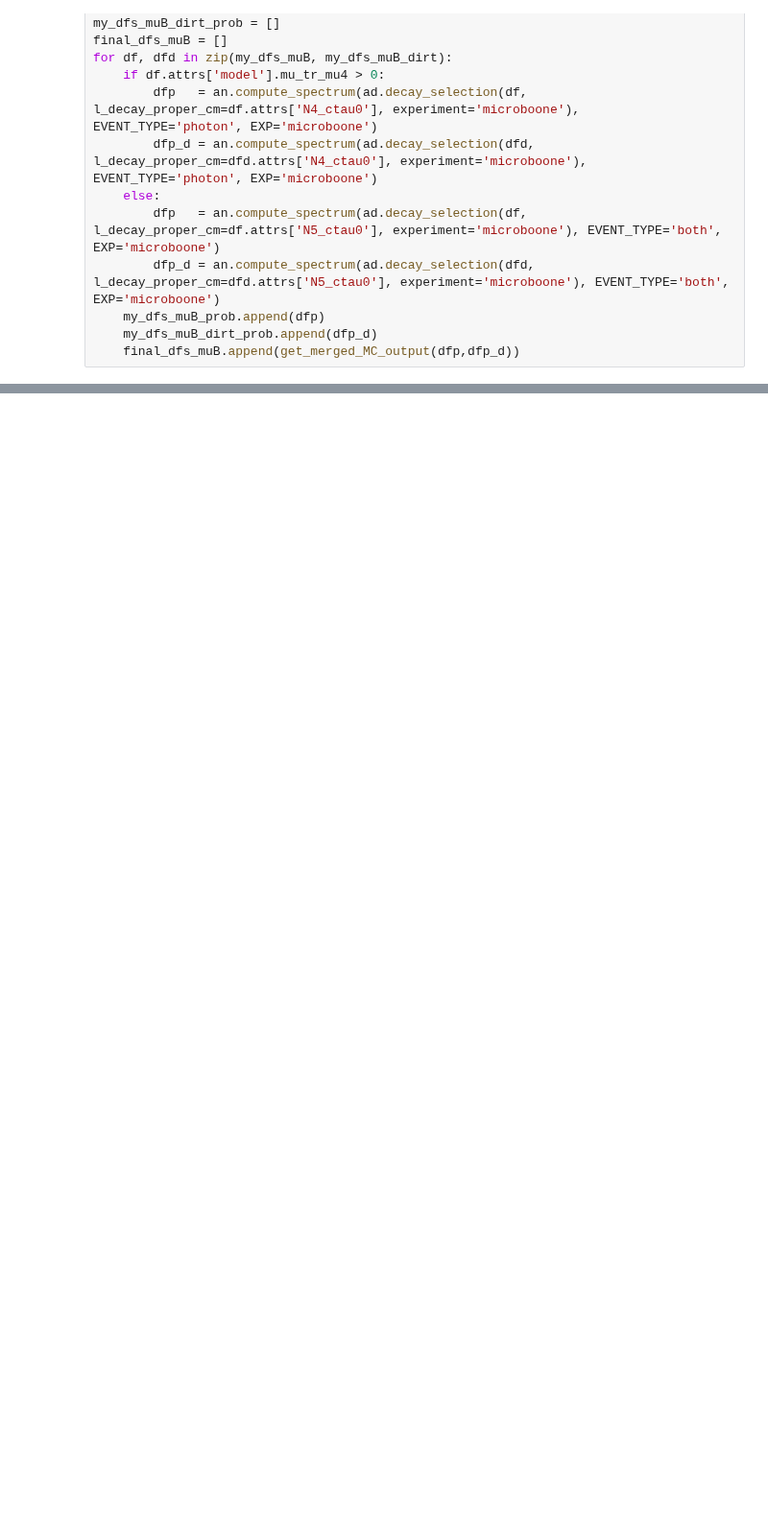
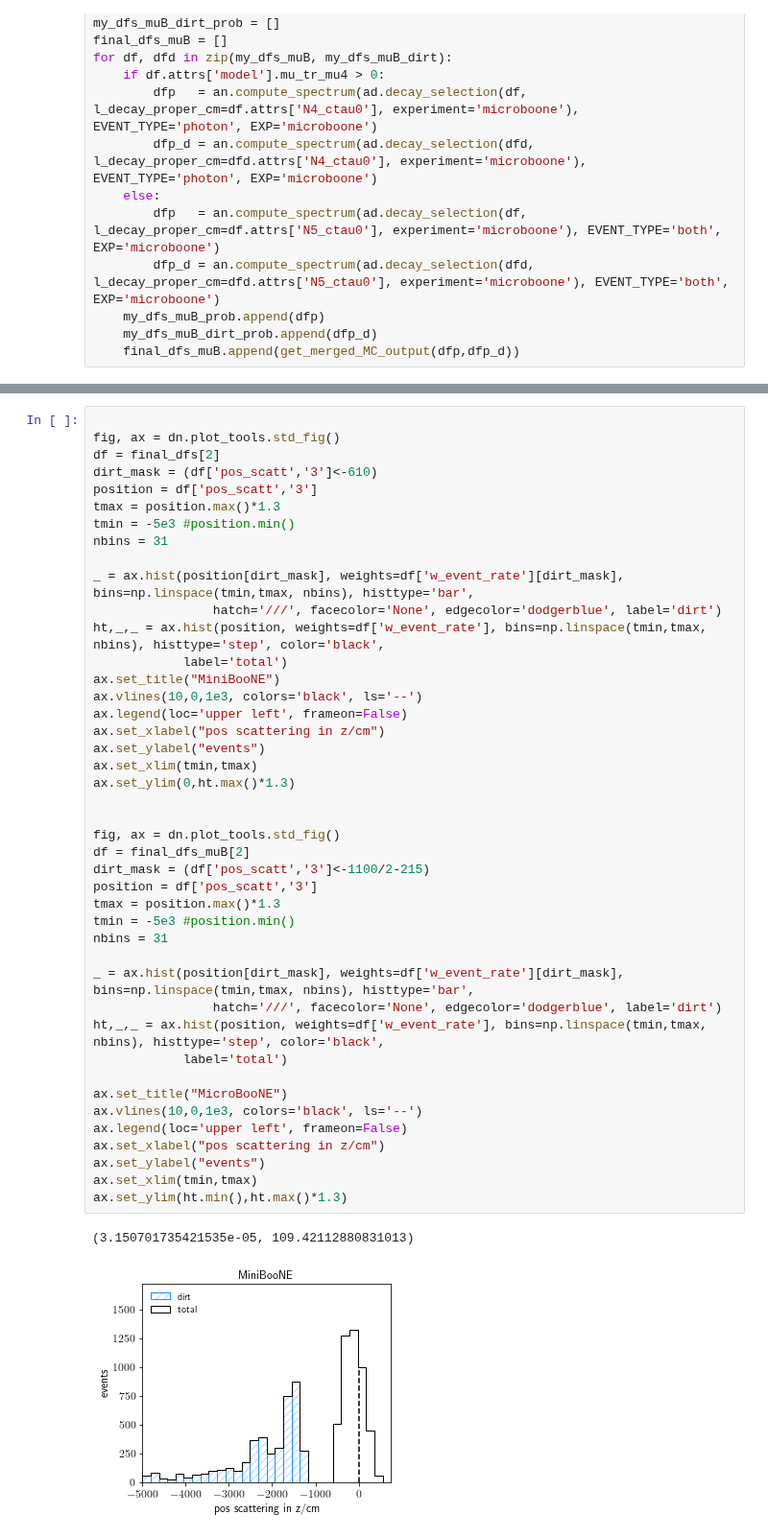
Before and after one commit to mhostert/DarkNews-generator, a Jupyter notebook: examples/microboone_study.ipynb, the cells around one changed output, grey strips where cells are left out. Shown at 96% size. Saved outputs shown, nothing was run; the diff lists cells and outputs as text; blank space fills up the shorter version.

```diff
--- a/examples/microboone_study.ipynb
+++ b/examples/microboone_study.ipynb
@@ -146,0 +158,46 @@ for df, dfd in zip(my_dfs_muB, my_dfs_muB_dirt):
+# %%
+
+fig, ax = dn.plot_tools.std_fig()
+df = final_dfs[2]
+dirt_mask = (df['pos_scatt','3']<-610)
+position = df['pos_scatt','3']
+tmax = position.max()*1.3
+tmin = -5e3 #position.min()
+nbins = 31
+
+_ = ax.hist(position[dirt_mask], weights=df['w_event_rate'][dirt_mask], bins=np.linspace(tmin,tmax, nbins), histtype='bar',
+                hatch='///', facecolor='None', edgecolor='dodgerblue', label='dirt')
+ht,_,_ = ax.hist(position, weights=df['w_event_rate'], bins=np.linspace(tmin,tmax, nbins), histtype='step', color='black',
+            label='total')
+ax.set_title("MiniBooNE")
+ax.vlines(10,0,1e3, colors='black', ls='--')
+ax.legend(loc='upper left', frameon=False)
+ax.set_xlabel("pos scattering in z/cm")
+ax.set_ylabel("events")
+ax.set_xlim(tmin,tmax)
+ax.set_ylim(0,ht.max()*1.3)
+
+
+fig, ax = dn.plot_tools.std_fig()
+df = final_dfs_muB[2]
+dirt_mask = (df['pos_scatt','3']<-1100/2-215)
+position = df['pos_scatt','3']
+tmax = position.max()*1.3
+tmin = -5e3 #position.min()
+nbins = 31
+
+_ = ax.hist(position[dirt_mask], weights=df['w_event_rate'][dirt_mask], bins=np.linspace(tmin,tmax, nbins), histtype='bar',
+                hatch='///', facecolor='None', edgecolor='dodgerblue', label='dirt')
+ht,_,_ = ax.hist(position, weights=df['w_event_rate'], bins=np.linspace(tmin,tmax, nbins), histtype='step', color='black',
+            label='total')
+
+ax.set_title("MicroBooNE")
+ax.vlines(10,0,1e3, colors='black', ls='--')
+ax.legend(loc='upper left', frameon=False)
+ax.set_xlabel("pos scattering in z/cm")
+ax.set_ylabel("events")
+ax.set_xlim(tmin,tmax)
+ax.set_ylim(ht.min(),ht.max()*1.3)
+# %% [output]
+(3.150701735421535e-05, 109.42112880831013)
+[figure, added]
```
Also changed, not shown: parts of 19 cells of this notebook, 4 other files.
